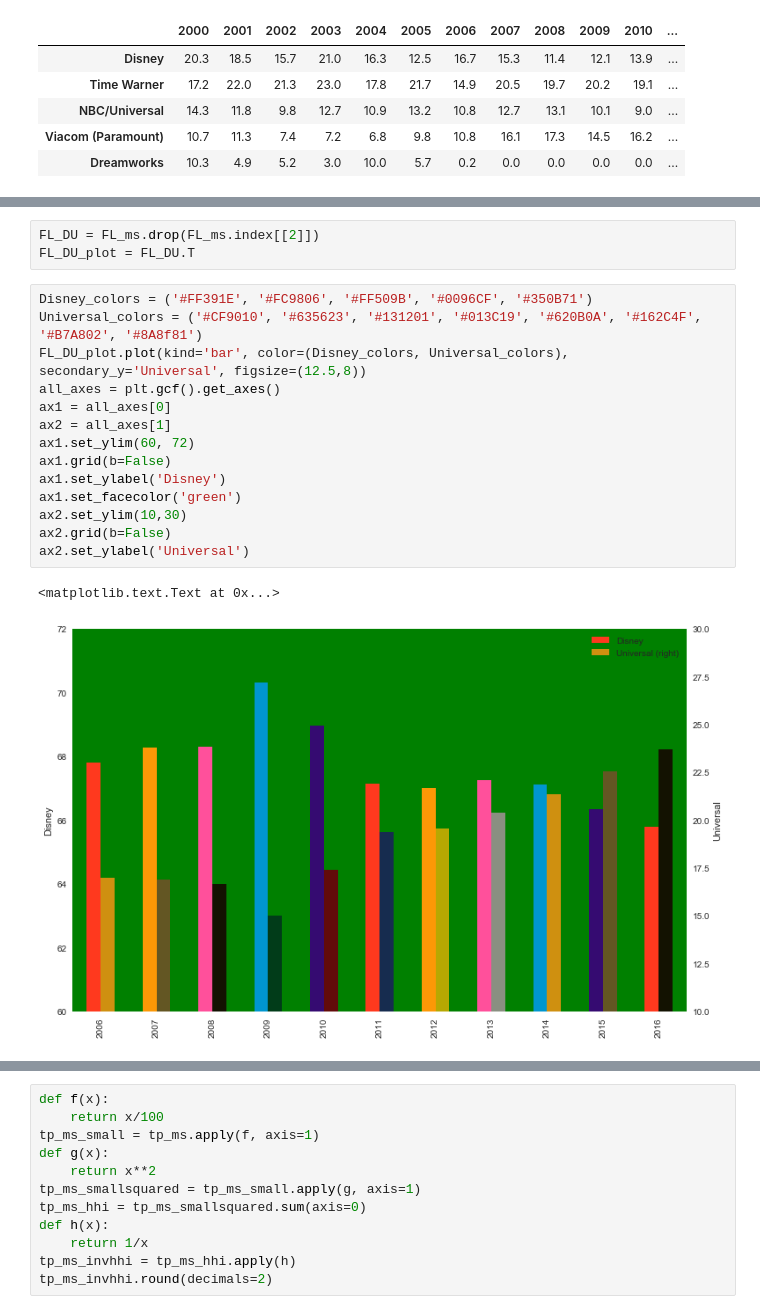
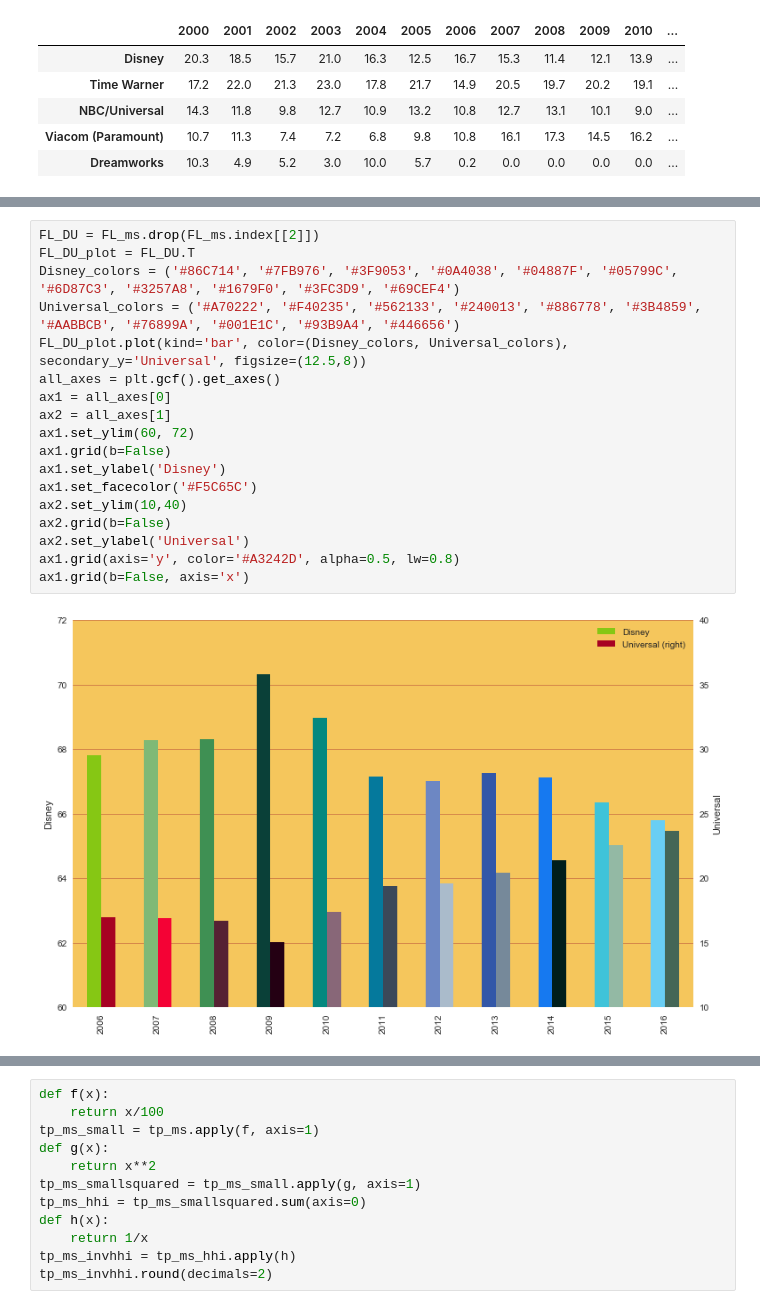
Before and after one commit to RobertHamberg/zooi, a Jupyter notebook: WDC.ipynb, the cells around one changed output, grey strips where cells are left out. Saved outputs shown, nothing was run; the diff lists cells and outputs as text.

```diff
--- a/WDC.ipynb
+++ b/WDC.ipynb
@@ -83,24 +87,24 @@ axes.grid(axis='y', color='#A3242D', alpha=0.5, lw=0.8)
 axes.grid(b=False, axis='x')
 # %% [output]
 [figure]
-# %%
-FL_DU = FL_ms.drop(FL_ms.index[[2]])
-FL_DU_plot = FL_DU.T
 # %%
-Disney_colors = ('#FF391E', '#FC9806', '#FF509B', '#0096CF', '#350B71')
-Universal_colors = ('#CF9010', '#635623', '#131201', '#013C19', '#620B0A', '#162C4F', '#B7A802', '#8A8f81')
+FL_DU = FL_ms.drop(FL_ms.index[[2]])
+FL_DU_plot = FL_DU.T
+Disney_colors = ('#86C714', '#7FB976', '#3F9053', '#0A4038', '#04887F', '#05799C', '#6D87C3', '#3257A8', '#1679F0', '#3FC3D9', '#69CEF4')
+Universal_colors = ('#A70222', '#F40235', '#562133', '#240013', '#886778', '#3B4859', '#AABBCB', '#76899A', '#001E1C', '#93B9A4', '#446656')
 FL_DU_plot.plot(kind='bar', color=(Disney_colors, Universal_colors), secondary_y='Universal', figsize=(12.5,8))
 all_axes = plt.gcf().get_axes()
 ax1 = all_axes[0]
 ax2 = all_axes[1]
 ax1.set_ylim(60, 72)
 ax1.grid(b=False)
 ax1.set_ylabel('Disney')
-ax1.set_facecolor('green')
-ax2.set_ylim(10,30)
+ax1.set_facecolor('#F5C65C')
+ax2.set_ylim(10,40)
 ax2.grid(b=False)
 ax2.set_ylabel('Universal')
+ax1.grid(axis='y', color='#A3242D', alpha=0.5, lw=0.8)
+ax1.grid(b=False, axis='x')
 # %% [output]
-<matplotlib.text.Text at 0x...>
-[figure, old version]
+[figure, new version]
 # %%
```
Also changed, not shown: parts of 12 cells of this notebook.
